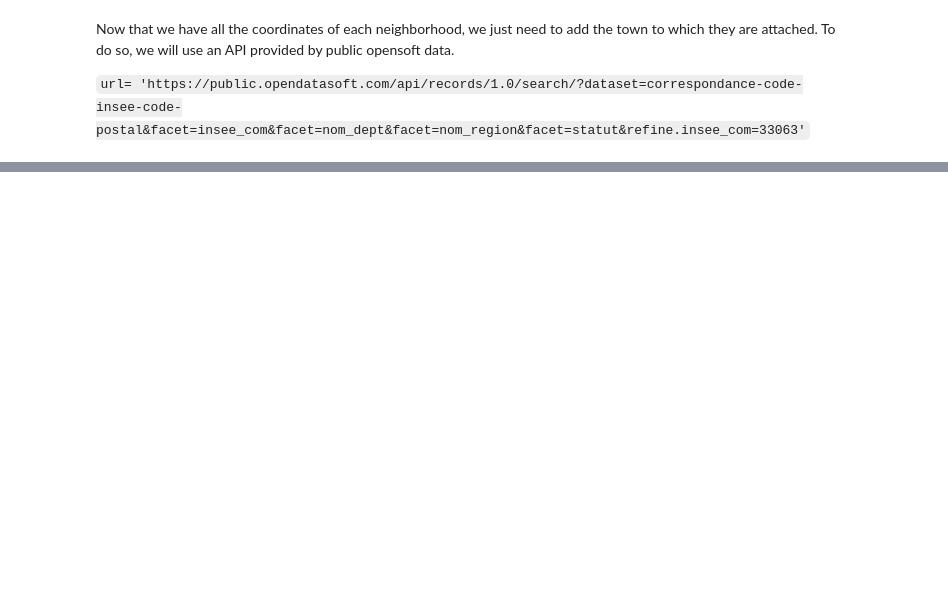
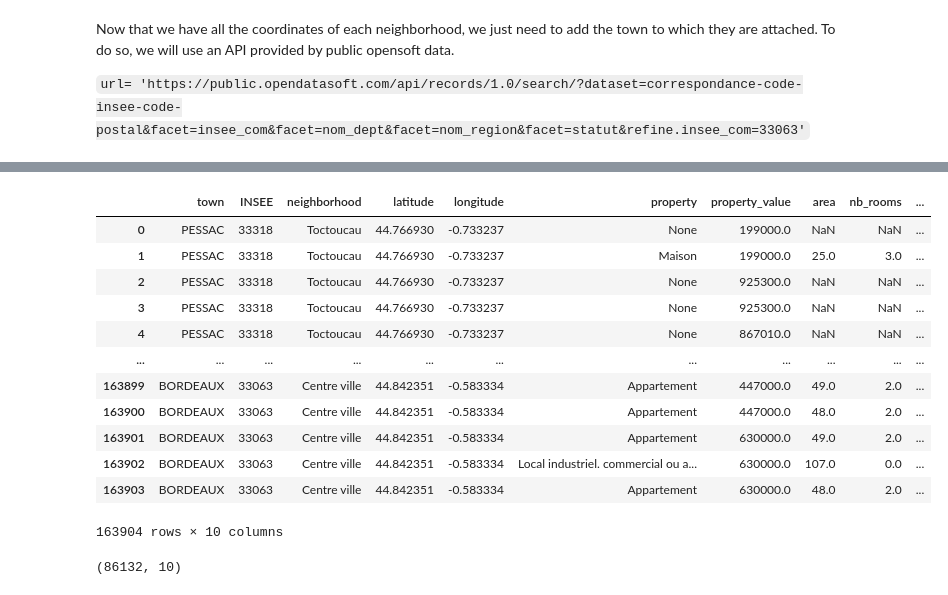
Before and after one commit to PierreBeylard/Coursera_Capstone, a Jupyter notebook: Capstone_project.ipynb, the cells around one changed output, grey strips where cells are left out. Saved outputs shown, nothing was run; the diff lists cells and outputs as text; code cells hidden in the pictures; blank space fills up the shorter version.

Commit message:
mise en forme + ajout code valeur fonciere

```diff
--- a/Capstone_project.ipynb
+++ b/Capstone_project.ipynb
@@ -279,0 +199,2 @@ results['resultats'][0]
+# %%
+bordeaux_neighborhoods.drop(['geom_comm'],axis=1,inplace=True)
@@ -279,0 +255,3 @@ results['resultats'][0]
+# %%
+bordeaux_neighborhoods=pd.read_csv('bordeaux_neighborhoods-enrichi2.csv',index_col=0,encoding="UTF-8")
+bordeaux_neighborhoods
@@ -279,0 +275,16 @@ results['resultats'][0]
+# %%
+neighborhoods= folium.Map(location=[latitude,longitude],zoom_start=11)
+for lat,long,bo,nei,geo in zip(bordeaux_neighborhoods['Latitude'],bordeaux_neighborhoods['Longitude'],bordeaux_neighborhoods['town'],bordeaux_neighborhoods['Neighborhood'],bordeaux_neighborhoods['Geometry']):
+    label=(f'{bo}\n{nei}')
+    label=folium.Popup(label, parse_html=True, encoding="latin_1")
+    #pour ajouter les limites des quartiers :
+    #gj=folium.GeoJson(data=geo)
+    #gj.add_to(neighborhoods)
+    folium.CircleMarker(location=[lat,long],
+                        popup=label,
+                        radius=5,
+                        fill=True,
+                        fill_color='#3388ff',
+                        fill_opacity=1,
+                        parse_html=False).add_to(neighborhoods)
+neighborhoods
@@ -279,0 +310,37 @@ results['resultats'][0]
+# %%
+# connect to foursquare and get the venues for ONLY TORONTO BOROUGH
+RADIUS=500
+temp=pd.DataFrame()
+url_dvf='http://api.cquest.org/dvf?'
+dvf_values = pd.DataFrame(columns=['town', 'INSEE','neighborhood', 'latitude', 'longitude','property','property_value','area', 'nb_rooms','parcel_surface'])
+for  to, insee,nei,lat,long in zip(bordeaux_neighborhoods['town'],bordeaux_neighborhoods['INSEE'],bordeaux_neighborhoods['Neighborhood'],bordeaux_neighborhoods['Latitude'],bordeaux_neighborhoods['Longitude']):
+    url=url_dvf+f'lat={round(lat,2)}&lon={round(long,2)}&dist={RADIUS}'
+    results=requests.get(url).json()
+    for i in range(len(results['features'])):
+        temp.at[i,'town']=to
+        temp.at[i,'INSEE']=insee
+        temp.at[i,'neighborhood']=nei
+        temp.at[i,'latitude']=lat
+        temp.at[i,'longitude']=long
+        temp.at[i,'property']=str(results['features'][i]['properties'].get('type_local'))
+        temp.at[i,'property_value']=results['features'][i]['properties'].get('valeur_fonciere')
+        temp.at[i,'area']=results['features'][i]['properties'].get('surface_relle_bati')
+        temp.at[i,'nb_rooms']=results['features'][i]['properties'].get('nombre_pieces_principales')
+        temp.at[i,'parcel_surface']=results['features'][i]['properties'].get('surface_terrain')
+    dvf_values=dvf_values.append(temp,ignore_index=True)
+dvf_values.to_csv('dvf_values.csv')
+dvf_values
+# %% [output]
+|  | town | INSEE | neighborhood | latitude | longitude | property | property_value | area | nb_rooms | ... |
+| 0 | PESSAC | 33318 | Toctoucau | 44.766930 | -0.733237 | None | 199000.0 | NaN | NaN | ... |
+| 1 | PESSAC | 33318 | Toctoucau | 44.766930 | -0.733237 | Maison | 199000.0 | 25.0 | 3.0 | ... |
+| 2 | PESSAC | 33318 | Toctoucau | 44.766930 | -0.733237 | None | 925300.0 | NaN | NaN | ... |
+| 3 | PESSAC | 33318 | Toctoucau | 44.766930 | -0.733237 | None | 925300.0 | NaN | NaN | ... |
+| 4 | PESSAC | 33318 | Toctoucau | 44.766930 | -0.733237 | None | 867010.0 | NaN | NaN | ... |
+| ... | ... | ... | ... | ... | ... | ... | ... | ... | ... | ... |
+| 163899 | BORDEAUX | 33063 | Centre ville | 44.842351 | -0.583334 | Appartement | 447000.0 | 49.0 | 2.0 | ... |
+| 163900 | BORDEAUX | 33063 | Centre ville | 44.842351 | -0.583334 | Appartement | 447000.0 | 48.0 | 2.0 | ... |
+| 163901 | BORDEAUX | 33063 | Centre ville | 44.842351 | -0.583334 | Appartement | 630000.0 | 49.0 | 2.0 | ... |
+| 163902 | BORDEAUX | 33063 | Centre ville | 44.842351 | -0.583334 | Local industriel. commercial ou a... | 630000.0 | 107.0 | 0.0 | ... |
+| 163903 | BORDEAUX | 33063 | Centre ville | 44.842351 | -0.583334 | Appartement | 630000.0 | 48.0 | 2.0 | ... |
+163904 rows × 10 columns
@@ -279,0 +352,4 @@ results['resultats'][0]
+# %%
+dvf_values_clean.shape
+# %% [output]
+(86132, 10)
```
Also changed, not shown: parts of 43 cells of this notebook.
